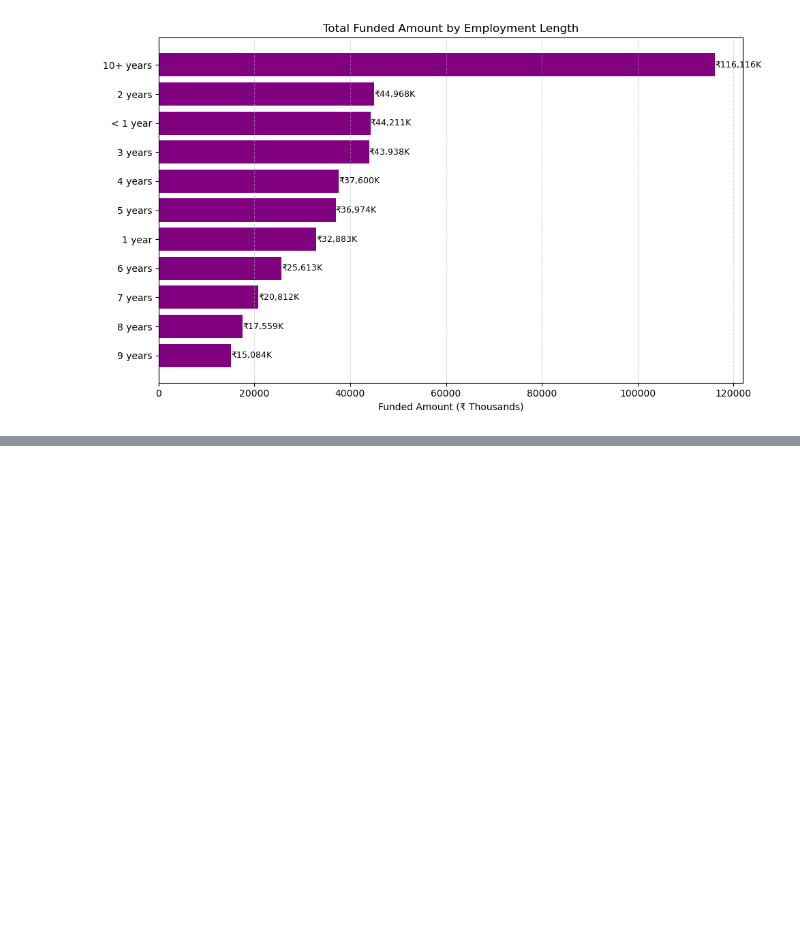
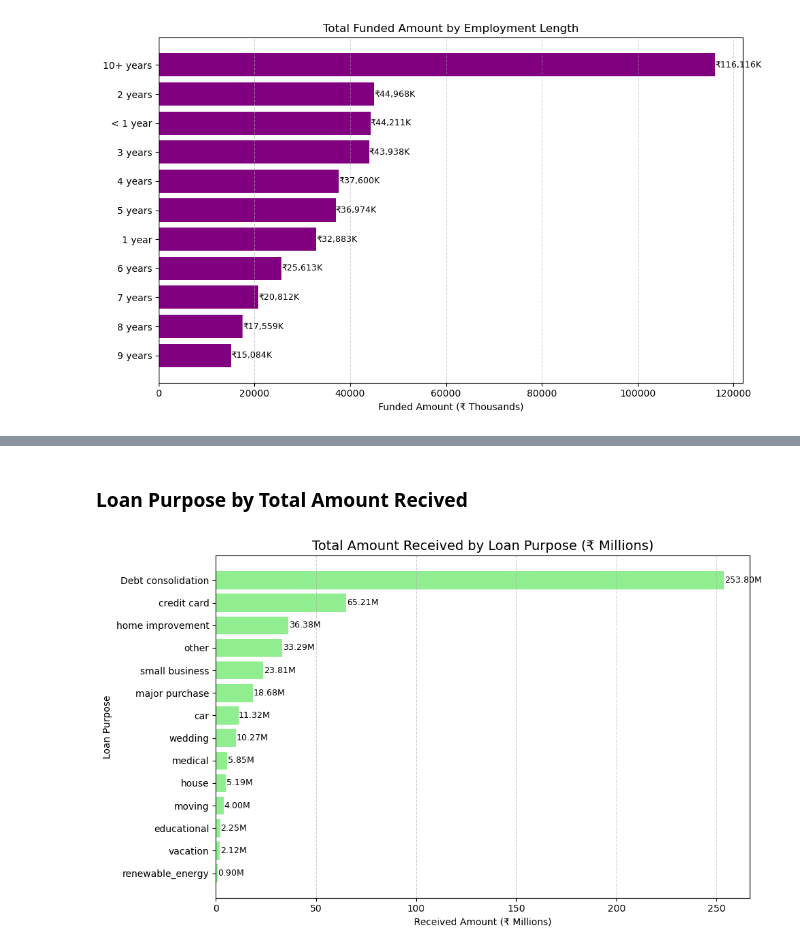
Before and after one commit to Akash2875/Bank_Loan_Analysis, a Jupyter notebook: Bank_Loan_Analysis_Project.ipynb, the cells around one changed output, grey strips where cells are left out. Cells and saved outputs as stored; diff of their text form; code cells hidden in the pictures; blank space fills up the shorter version.

```diff
--- a/Bank_Loan_Analysis_Project.ipynb
+++ b/Bank_Loan_Analysis_Project.ipynb
@@ -445,0 +505,21 @@ plt.show()
+# %% [markdown]
+### Loan Purpose by Total  Amount Recived
+# %%
+purpose_received_millions = (df.groupby('purpose')['total_payment'].sum().sort_values()/ 1000000)
+
+plt.figure(figsize=(10, 6))
+bars = plt.barh(purpose_received_millions.index, purpose_received_millions.values, color='lightgreen')
+
+for bar in bars:
+    width = bar.get_width()
+    plt.text(width + 0.1, bar.get_y() + bar.get_height()/2,
+             f'{width:.2f}M', va='center', fontsize=9)
+
+plt.title('Total Amount Received by Loan Purpose (₹ Millions)', fontsize=14)
+plt.xlabel('Received Amount (₹ Millions)')
+plt.ylabel('Loan Purpose')
+plt.grid(axis='x', linestyle='--', alpha=0.6)
+plt.tight_layout()
+plt.show()
+# %% [output]
+[figure, added]
```
Also changed, not shown: parts of 9 cells of this notebook.
